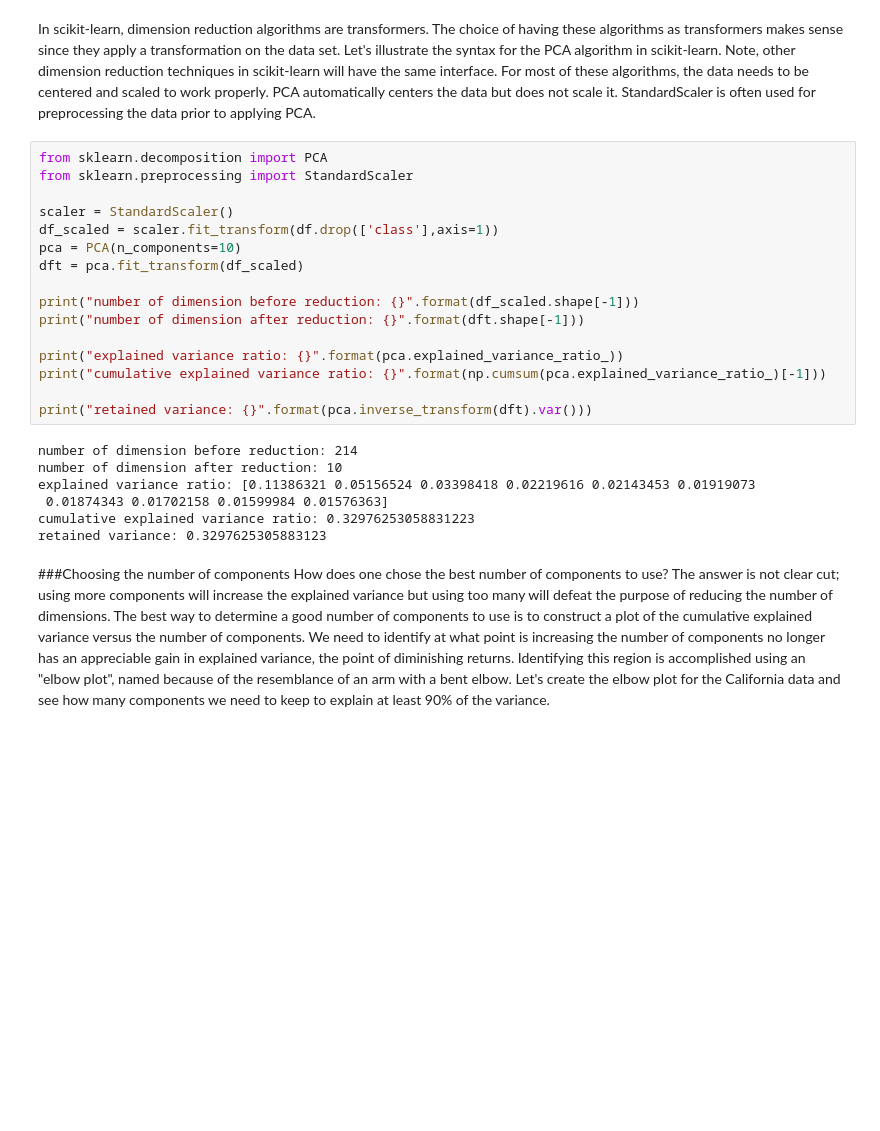
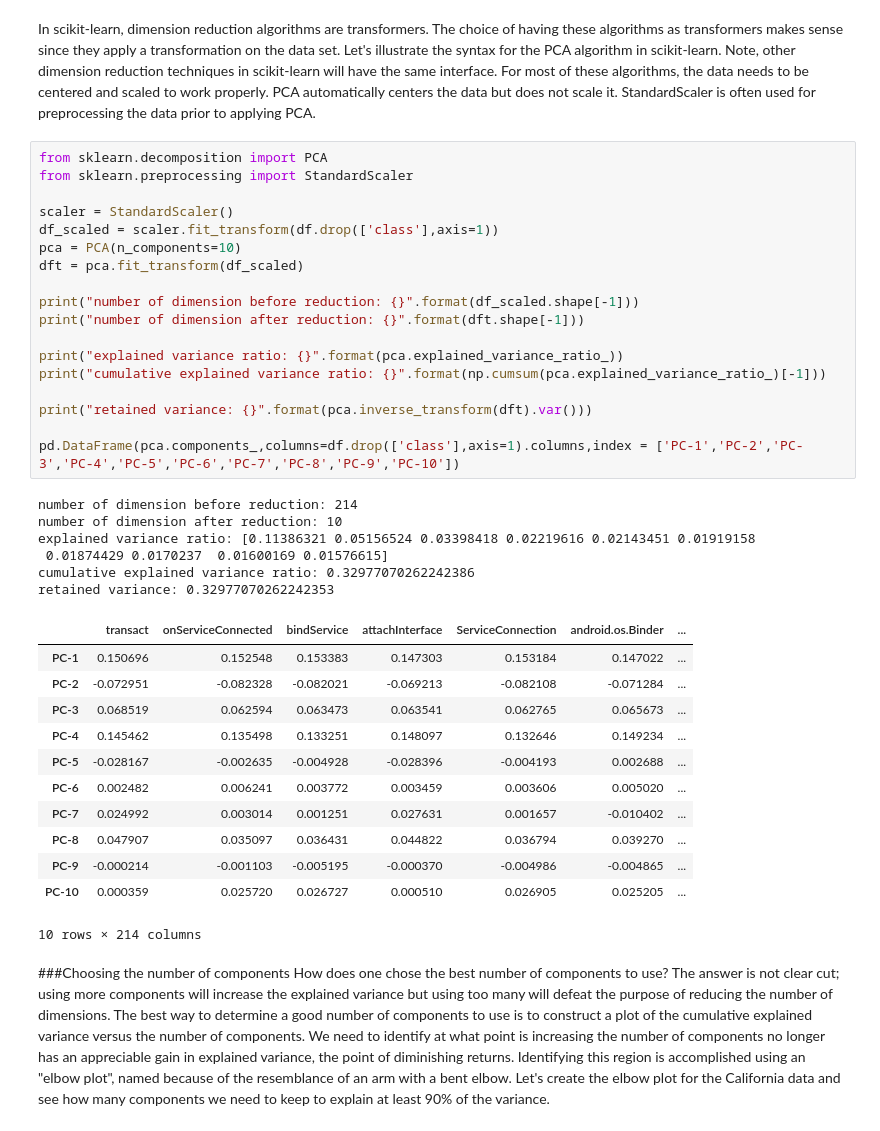
Before and after one commit to minellogiacomo/Artificial-Intelligence-for-Security, a Jupyter notebook: AI4S2.ipynb, the cells around one changed output. Drawn from its saved outputs; the diff is of its cells as text; blank space fills up the shorter version.

```diff
--- a/AI4S2.ipynb
+++ b/AI4S2.ipynb
@@ -205,26 +314,40 @@ In scikit-learn, dimension reduction algorithms are transformers. The choice of
 # %%
 from sklearn.decomposition import PCA
 from sklearn.preprocessing import StandardScaler
 
 scaler = StandardScaler()
 df_scaled = scaler.fit_transform(df.drop(['class'],axis=1))
 pca = PCA(n_components=10)
 dft = pca.fit_transform(df_scaled)
 
 print("number of dimension before reduction: {}".format(df_scaled.shape[-1]))
 print("number of dimension after reduction: {}".format(dft.shape[-1]))
 
 print("explained variance ratio: {}".format(pca.explained_variance_ratio_))
 print("cumulative explained variance ratio: {}".format(np.cumsum(pca.explained_variance_ratio_)[-1]))
 
 print("retained variance: {}".format(pca.inverse_transform(dft).var()))
+
+pd.DataFrame(pca.components_,columns=df.drop(['class'],axis=1).columns,index = ['PC-1','PC-2','PC-3','PC-4','PC-5','PC-6','PC-7','PC-8','PC-9','PC-10'])
 # %% [output]
 number of dimension before reduction: 214
 number of dimension after reduction: 10
-explained variance ratio: [0.11386321 0.05156524 0.03398418 0.02219616 0.02143453 0.01919073
- 0.01874343 0.01702158 0.01599984 0.01576363]
-cumulative explained variance ratio: 0.32976253058831223
-retained variance: 0.3297625305883123
+explained variance ratio: [0.11386321 0.05156524 0.03398418 0.02219616 0.02143451 0.01919158
+ 0.01874429 0.0170237  0.01600169 0.01576615]
+cumulative explained variance ratio: 0.32977070262242386
+retained variance: 0.32977070262242353
+|  | transact | onServiceConnected | bindService | attachInterface | ServiceConnection | android.os.Binder | ... |
+| PC-1 | 0.150696 | 0.152548 | 0.153383 | 0.147303 | 0.153184 | 0.147022 | ... |
+| PC-2 | -0.072951 | -0.082328 | -0.082021 | -0.069213 | -0.082108 | -0.071284 | ... |
+| PC-3 | 0.068519 | 0.062594 | 0.063473 | 0.063541 | 0.062765 | 0.065673 | ... |
+| PC-4 | 0.145462 | 0.135498 | 0.133251 | 0.148097 | 0.132646 | 0.149234 | ... |
+| PC-5 | -0.028167 | -0.002635 | -0.004928 | -0.028396 | -0.004193 | 0.002688 | ... |
+| PC-6 | 0.002482 | 0.006241 | 0.003772 | 0.003459 | 0.003606 | 0.005020 | ... |
+| PC-7 | 0.024992 | 0.003014 | 0.001251 | 0.027631 | 0.001657 | -0.010402 | ... |
+| PC-8 | 0.047907 | 0.035097 | 0.036431 | 0.044822 | 0.036794 | 0.039270 | ... |
+| PC-9 | -0.000214 | -0.001103 | -0.005195 | -0.000370 | -0.004986 | -0.004865 | ... |
+| PC-10 | 0.000359 | 0.025720 | 0.026727 | 0.000510 | 0.026905 | 0.025205 | ... |
+10 rows × 214 columns
 # %% [markdown]
 ###Choosing the number of components
 How does one chose the best number of components to use? The answer is not clear cut; using more components will increase the explained variance but using too many will defeat the purpose of reducing the number of dimensions. The best way to determine a good number of components to use is to construct a plot of the cumulative explained variance versus the number of components. We need to identify at what point is increasing the number of components no longer has an appreciable gain in explained variance, the point of diminishing returns. Identifying this region is accomplished using an "elbow plot", named because of the resemblance of an arm with a bent elbow. Let's create the elbow plot for the California data and see how many components we need to keep to explain at least 90% of the variance.
```
Also changed, not shown: parts of 15 cells of this notebook.
